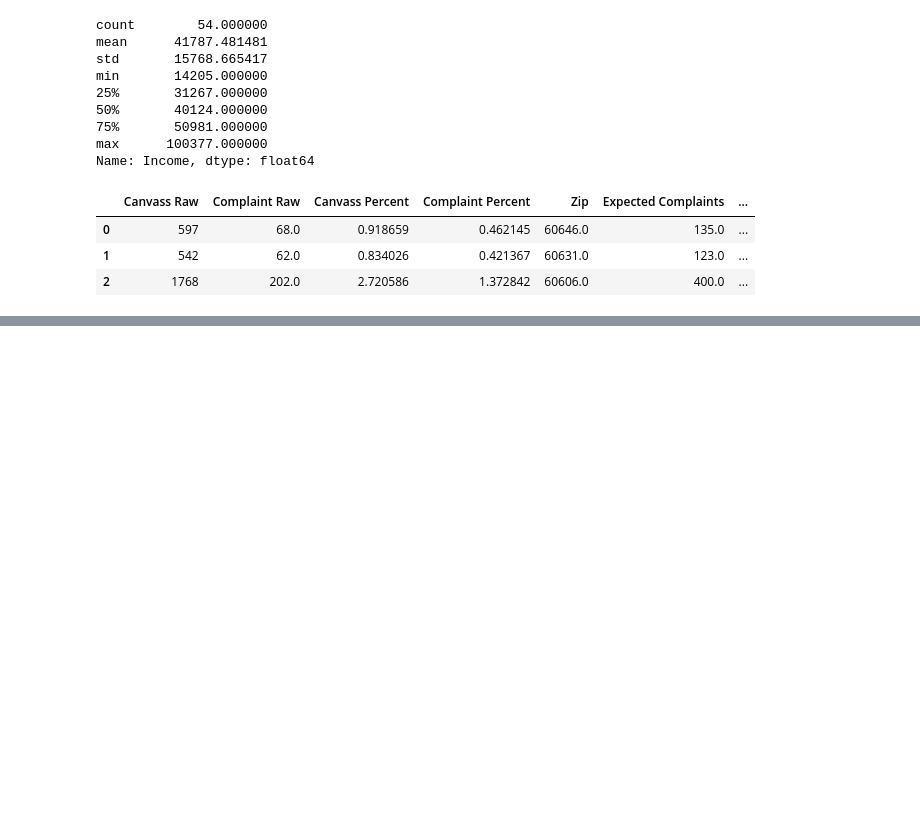
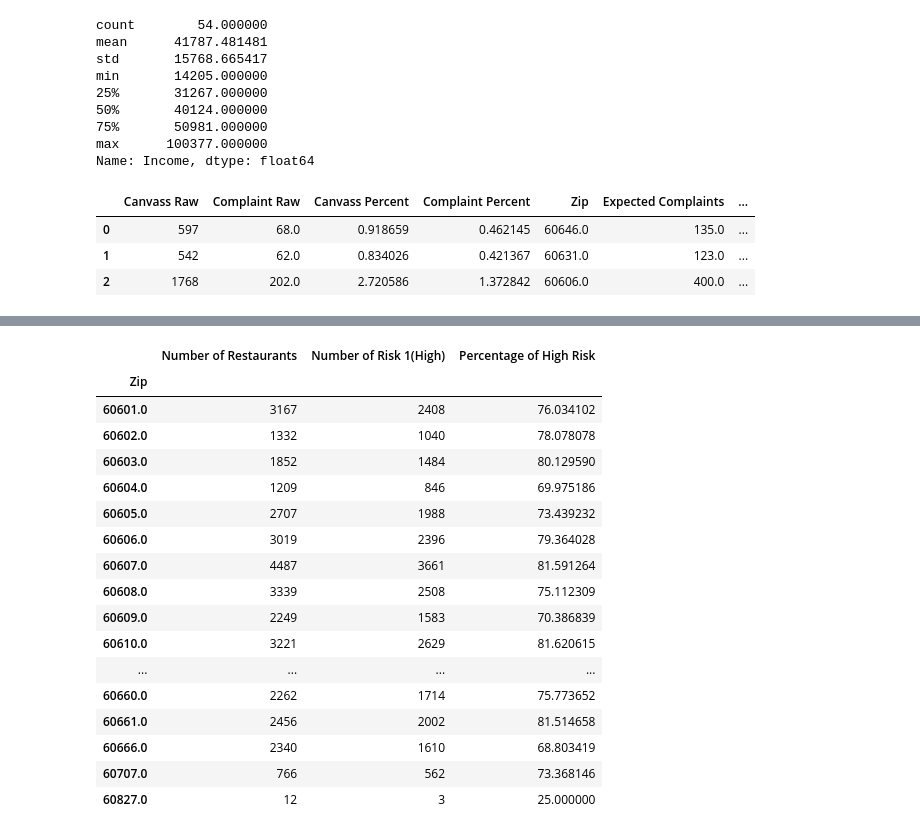
Before and after one commit to kynanl/K.I.K-Project-1, a Jupyter notebook: K.I.K_Group_Project.ipynb, the cells around one changed output, grey strips where cells are left out. Saved outputs shown, nothing was run; the diff lists cells and outputs as text; code cells hidden in the pictures; blank space fills up the shorter version.

```diff
--- a/K.I.K_Group_Project.ipynb
+++ b/K.I.K_Group_Project.ipynb
@@ -642,0 +672,4 @@ plt.savefig("Language vs. Complaints.png")
+# %%
+#count number of restaurants in each zip
+count_by_zip = restaurants_df.groupby(["Zip"]).count()["Location"]
+count_by_zip
@@ -642,0 +716,5 @@ plt.savefig("Language vs. Complaints.png")
+# %%
+#percentage of high risk restaurants
+
+percent= count_of_risk/count_by_zip  *100
+percent
@@ -642,0 +739,23 @@ plt.savefig("Language vs. Complaints.png")
+# %%
+#Set restaurant Risk 1 info into dataframe
+data = pd.DataFrame({"Number of Restaurants":count_by_zip,"Number of Risk 1(High)":count_of_risk, "Percentage of High Risk":percent})
+data.style.format({'Percentge of High Risk':"{:.2f}%"})
+# %% [output]
+|  | Number of Restaurants | Number of Risk 1(High) | Percentage of High Risk |
+| Zip |  |  |  |
+| 60601.0 | 3167 | 2408 | 76.034102 |
+| 60602.0 | 1332 | 1040 | 78.078078 |
+| 60603.0 | 1852 | 1484 | 80.129590 |
+| 60604.0 | 1209 | 846 | 69.975186 |
+| 60605.0 | 2707 | 1988 | 73.439232 |
+| 60606.0 | 3019 | 2396 | 79.364028 |
+| 60607.0 | 4487 | 3661 | 81.591264 |
+| 60608.0 | 3339 | 2508 | 75.112309 |
+| 60609.0 | 2249 | 1583 | 70.386839 |
+| 60610.0 | 3221 | 2629 | 81.620615 |
+| ... | ... | ... | ... |
+| 60660.0 | 2262 | 1714 | 75.773652 |
+| 60661.0 | 2456 | 2002 | 81.514658 |
+| 60666.0 | 2340 | 1610 | 68.803419 |
+| 60707.0 | 766 | 562 | 73.368146 |
+| 60827.0 | 12 | 3 | 25.000000 |
```
Also changed, not shown: parts of 30 cells of this notebook.
